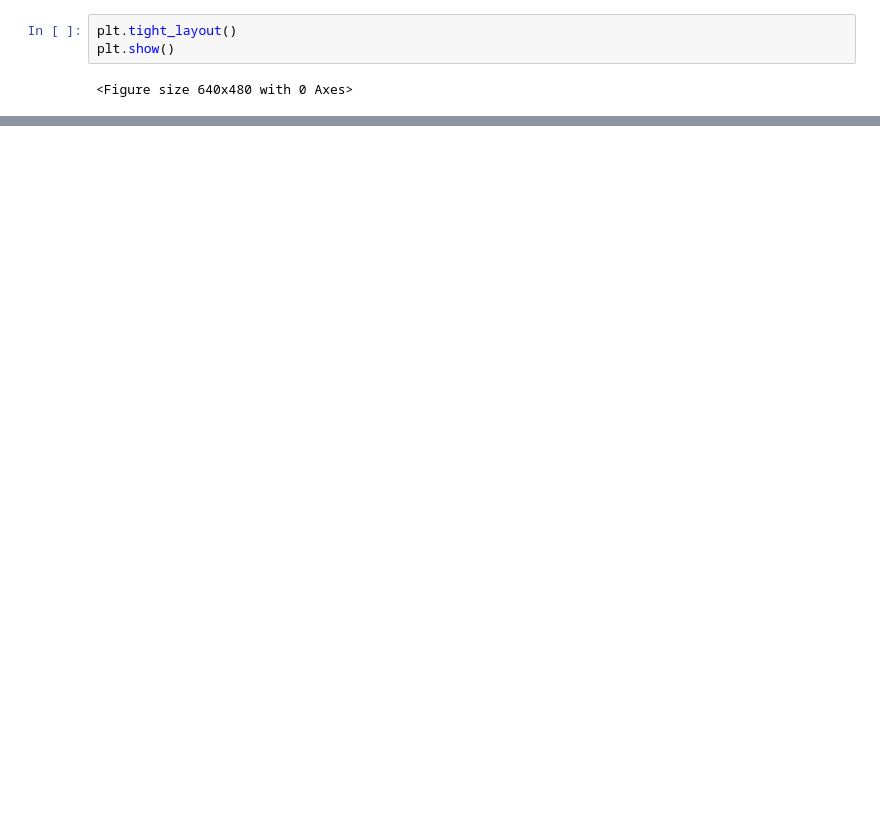
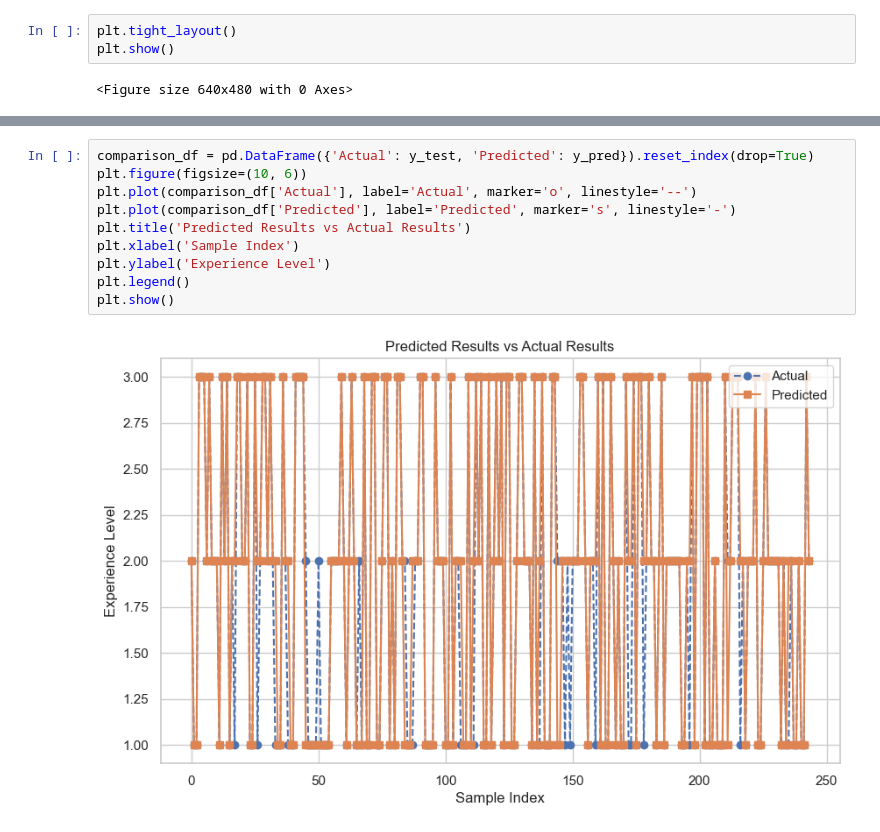
Before and after one commit to NA7RAWY/Comprehensive-Data-Mining-on-Health-Workout-Dataset, a Jupyter notebook: Classification/Classifier.ipynb, the cells around one changed output, grey strips where cells are left out. Saved outputs shown, nothing was run; the diff lists cells and outputs as text; blank space fills up the shorter version.

```diff
--- a/Classification/Classifier.ipynb
+++ b/Classification/Classifier.ipynb
@@ -190,0 +216,12 @@ plt.show()
+# %%
+comparison_df = pd.DataFrame({'Actual': y_test, 'Predicted': y_pred}).reset_index(drop=True)
+plt.figure(figsize=(10, 6))
+plt.plot(comparison_df['Actual'], label='Actual', marker='o', linestyle='--')
+plt.plot(comparison_df['Predicted'], label='Predicted', marker='s', linestyle='-')
+plt.title('Predicted Results vs Actual Results')
+plt.xlabel('Sample Index')
+plt.ylabel('Experience Level')
+plt.legend()
+plt.show()
+# %% [output]
+[figure, added]
```
Also changed, not shown: parts of 13 cells of this notebook, 16 other files.
